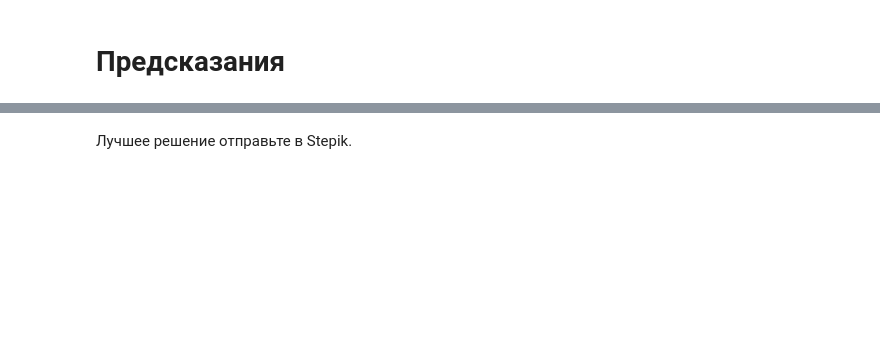
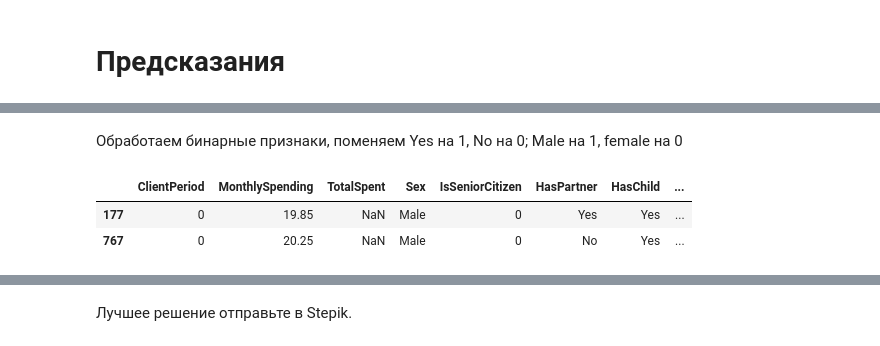
Before and after one commit to Aleksandrov-Vsevolod/dls_homeworks, a Jupyter notebook: hw_3_kaggle_(1).ipynb, the cells around one changed output, grey strips where cells are left out. Cells and saved outputs as stored; diff of their text form; code cells hidden in the pictures; blank space fills up the shorter version.

```diff
--- a/hw_3_kaggle_(1).ipynb
+++ b/hw_3_kaggle_(1).ipynb
@@ -559,0 +615,10 @@ submission.to_csv('./my_submission.csv')
+# %% [markdown]
+Обработаем бинарные признаки, поменяем Yes на 1, No на 0; Male на 1, female на 0
+# %%
+X_test['TotalSpent'] = pd.to_numeric(X_test['TotalSpent'], errors='coerce')
+# %%
+X_test[X_test['TotalSpent'].isna()]
+# %% [output]
+|  | ClientPeriod | MonthlySpending | TotalSpent | Sex | IsSeniorCitizen | HasPartner | HasChild | ... |
+| 177 | 0 | 19.85 | NaN | Male | 0 | Yes | Yes | ... |
+| 767 | 0 | 20.25 | NaN | Male | 0 | No | Yes | ... |
```
Also changed, not shown: parts of 19 cells of this notebook.
